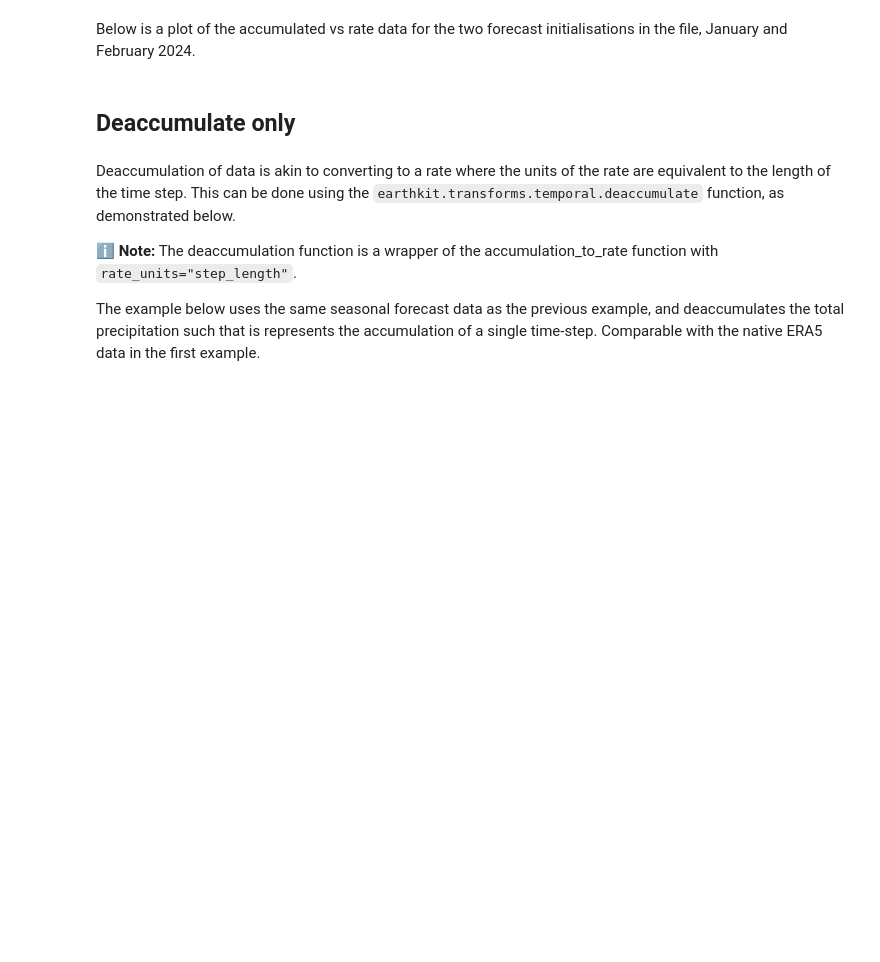
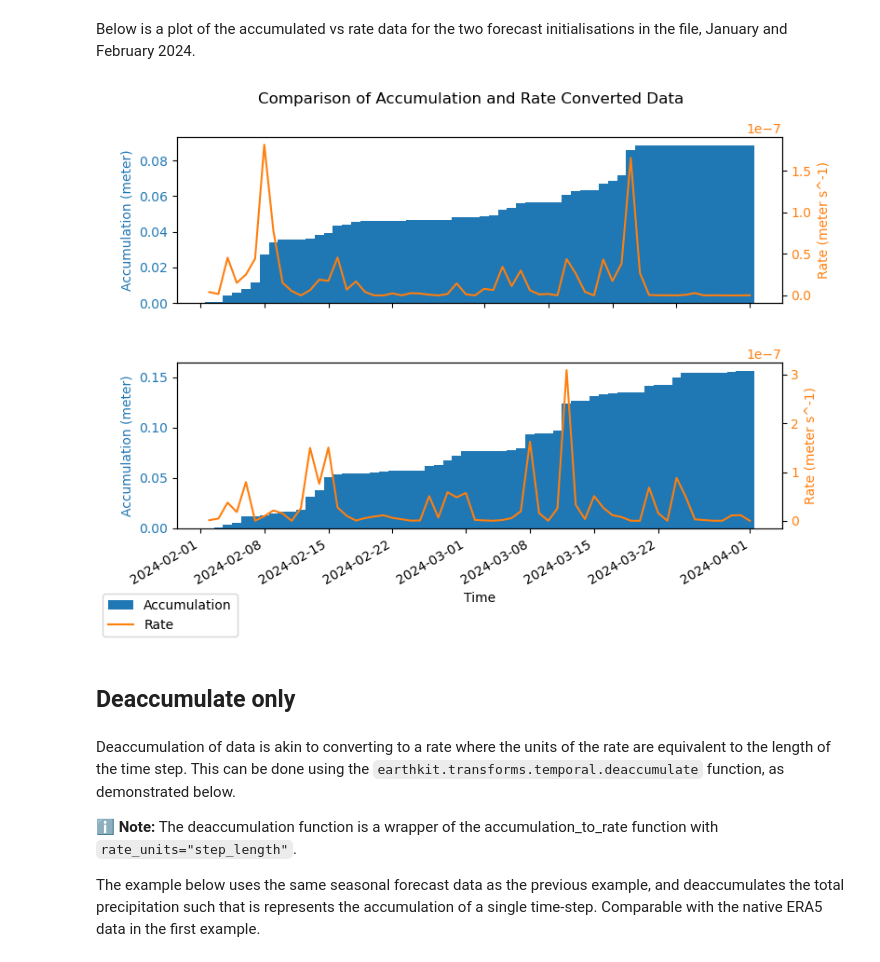
Before and after one commit to ecmwf/earthkit-transforms, a Jupyter notebook: docs/notebooks/temporal/05-accumulation-to-rate-examples.ipynb, the cells around one changed output. Saved outputs shown, nothing was run; the diff lists cells and outputs as text; code cells hidden in the pictures; blank space fills up the shorter version.

```diff
--- a/docs/notebooks/temporal/05-accumulation-to-rate-examples.ipynb
+++ b/docs/notebooks/temporal/05-accumulation-to-rate-examples.ipynb
@@ -214,7 +315,7 @@ import matplotlib.pyplot as plt
 n_forecasts = len(ds_seas5.forecast_reference_time)
 
 # Plot the raw accumulation and the rate converted data for comparison.
-plot_point = {"latitude": 10, "longitude": 18, "number": 0}
+plot_point = {"latitude": 10, "longitude": 18, "member": 0}
 fig, axes = plt.subplots(figsize=(8, 3 * n_forecasts), nrows=n_forecasts)
 
 for i in range(n_forecasts):
@@ -227,33 +328,35 @@ for i in range(n_forecasts):
     ax1.bar(
         _ds_accum["valid_time"],
         _ds_accum["tp"],
         color=color,
         label="Accumulation",
         width=1.0,
     )
     ax1.tick_params(axis="y", labelcolor=color)
 
     ax2 = ax1.twinx()  # instantiate a second axes that shares the same x-axis
     color = "tab:orange"
     ax2.set_ylabel(f"Rate ({_ds_rate['tp_rate'].units})", color=color)  # we already handled the
     ax2.plot(
         _ds_rate["valid_time"],
         _ds_rate["tp_rate"],
         color=color,
         label="Rate",  # ls='dotted',
     )
     ax2.tick_params(axis="y", labelcolor=color)
 
 fig.suptitle("Comparison of Accumulation and Rate Converted Data")
 fig.tight_layout()  # otherwise the right y-label is slightly clipped
 fig.autofmt_xdate()
 
 # Plot legend with handles from both axes
 handles1, labels1 = ax1.get_legend_handles_labels()
 handles2, labels2 = ax2.get_legend_handles_labels()
 fig.legend(handles1 + handles2, labels1 + labels2, loc="lower left")
 
 plt.show()
+# %% [output]
+[figure, added]
 # %% [markdown]
 ## Deaccumulate only
 # %% [markdown]
```
Also changed, not shown: parts of 12 cells of this notebook.
